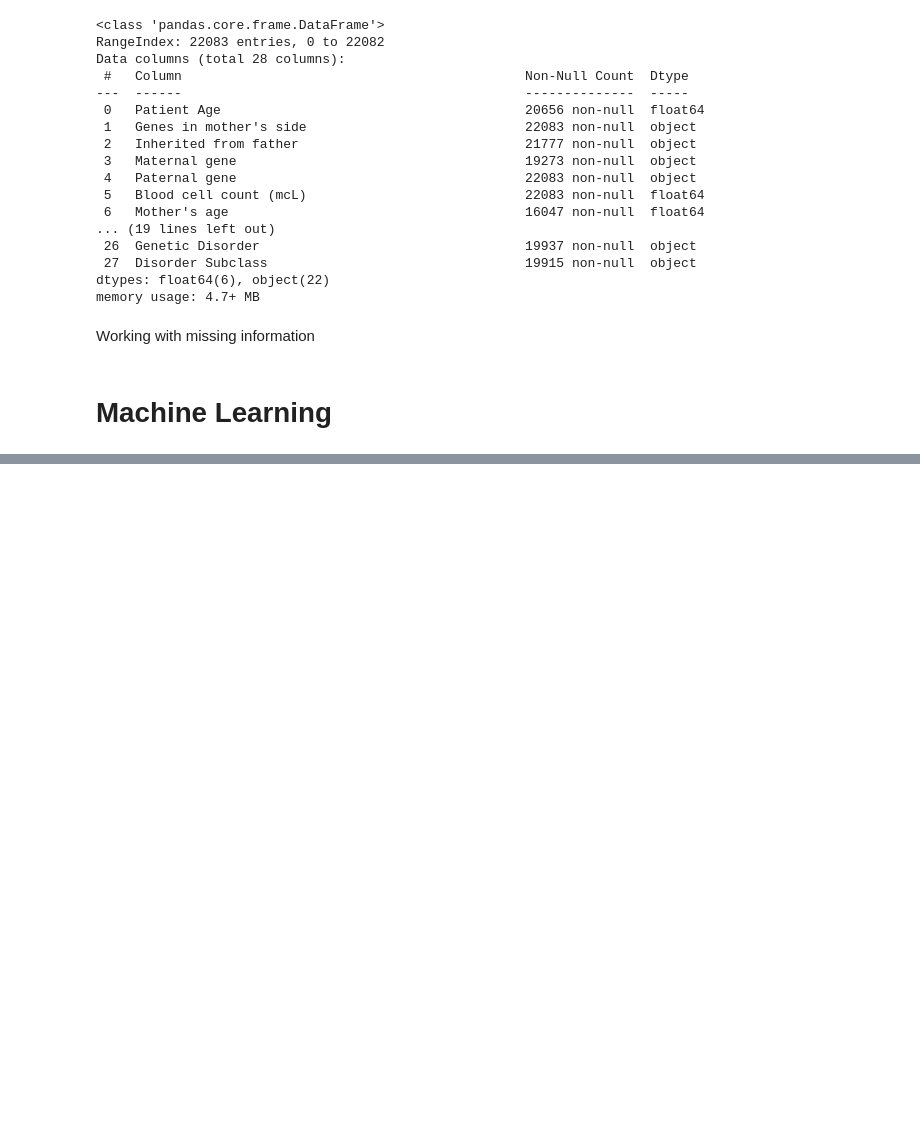
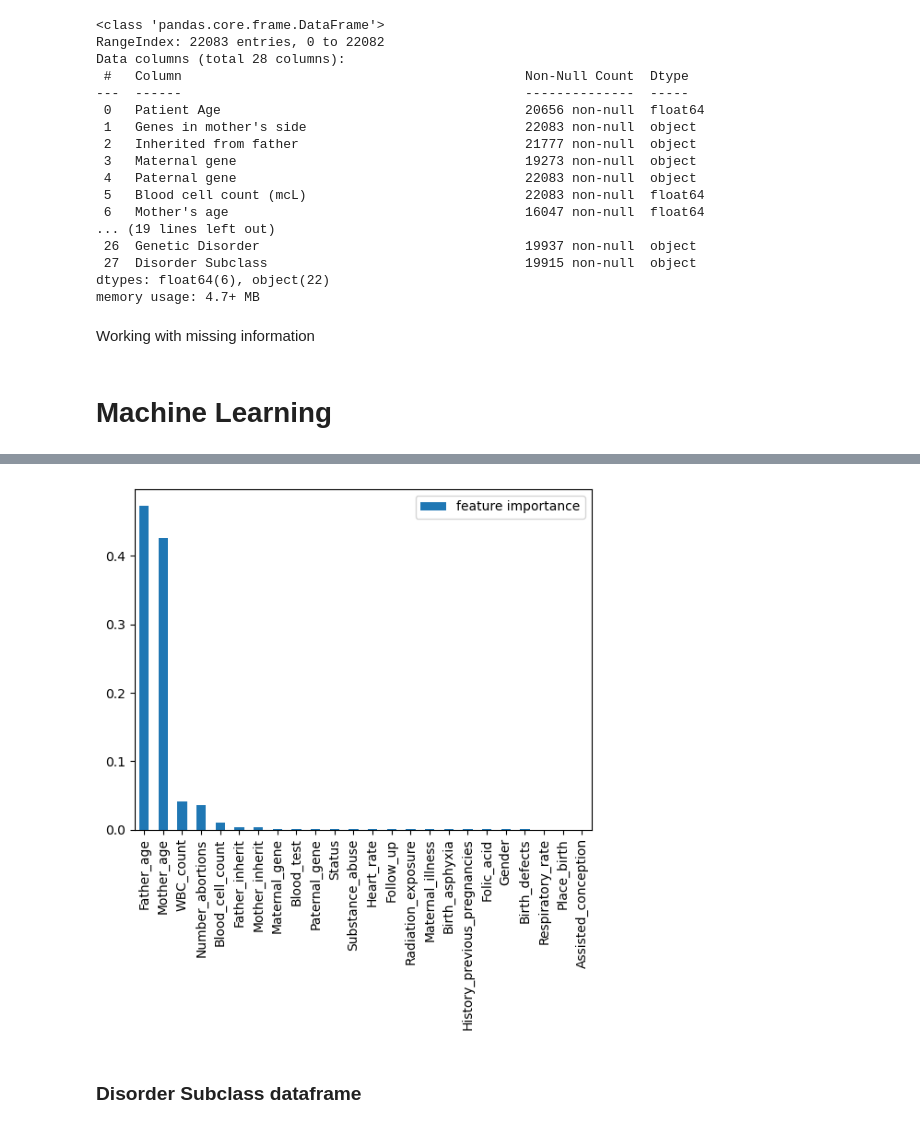
Before and after one commit to crodilla/Genomes_project, a Jupyter notebook: src/notebooks/project_resume.ipynb, the cells around one changed output, grey strips where cells are left out. Drawn from its saved outputs; the diff is of its cells as text; code cells hidden in the pictures; blank space fills up the shorter version.

```diff
--- a/src/notebooks/project_resume.ipynb
+++ b/src/notebooks/project_resume.ipynb
@@ -187,0 +231,36 @@ Disorder_subclass = df_eda.drop(["Genetic_disorder"], axis=1)
+# %%
+# Create Genetic disorder dataframe
+Genetic_disorder = df_eda.drop(["Disorder_subclass"], axis=1)
+
+# Split target column from the rest of the columns of the Genetic_disorder dataframe
+Genetic_X = Genetic_disorder.drop(["Genetic_disorder"], axis=1)
+Genetic_Y = Genetic_disorder["Genetic_disorder"]
+
+# Standardize the data
+Genetic_X_scaled = StandardScaler().fit_transform(Genetic_X)
+
+# Divide dataframe into train and test sets
+X_Gen_train, X_Gen_test, y_Gen_train, y_Gen_test = train_test_split(Genetic_X_scaled, Genetic_Y, test_size=0.2, random_state=42)
+# %%
+# Gradient Boosting Classifier for Genetic Disorder Dataframe with best hyperparameters
+gb = GradientBoostingClassifier(learning_rate=0.7, max_depth=2, max_features='auto', n_estimators=30, random_state=42)
+gb_Gen_model = gb.fit(X_Gen_train, y_Gen_train)
+
+prediction = gb_Gen_model.predict(X_Gen_test)
+accuracy = metrics.accuracy_score(y_Gen_test, prediction)
+precision = precision_score(y_Gen_test, prediction, average="weighted")
+recall = recall_score(y_Gen_test, prediction, average="weighted")
+f1 = f1_score(y_Gen_test, prediction, average="weighted")
+R2CV = cross_val_score(gb_Gen_model,X_Gen_test,y_Gen_test,cv=10,verbose=False).mean()
+
+name = "Gradient Boosting Classifier for Genetic Disorder Dataframe"
+print("-"*(len(name)+2))
+print("|"+ name + "|")
+print("-"*(len(name)+2))
+print("Accuracy: " + str(accuracy))
+print("Precision: " + str(precision))
+print("Recall: " + str(recall))
+print("F1 Score: " + str(f1))
+print("R2 Cross Validation mean: " + str(R2CV*100))
+print("--------------------------------------------------------------------------")
+print("")
@@ -187,0 +277,7 @@ Disorder_subclass = df_eda.drop(["Genetic_disorder"], axis=1)
+# %%
+df_feature_importance = pd.DataFrame(gb_Gen_model.feature_importances_, index=Genetic_X.columns, columns=['feature importance']).sort_values('feature importance', ascending=False)
+df_feature_importance.plot(kind='bar');
+# %% [output]
+[figure, added]
+# %% [markdown]
+### Disorder Subclass dataframe
```
Also changed, not shown: parts of 11 cells of this notebook, 7 other files.
